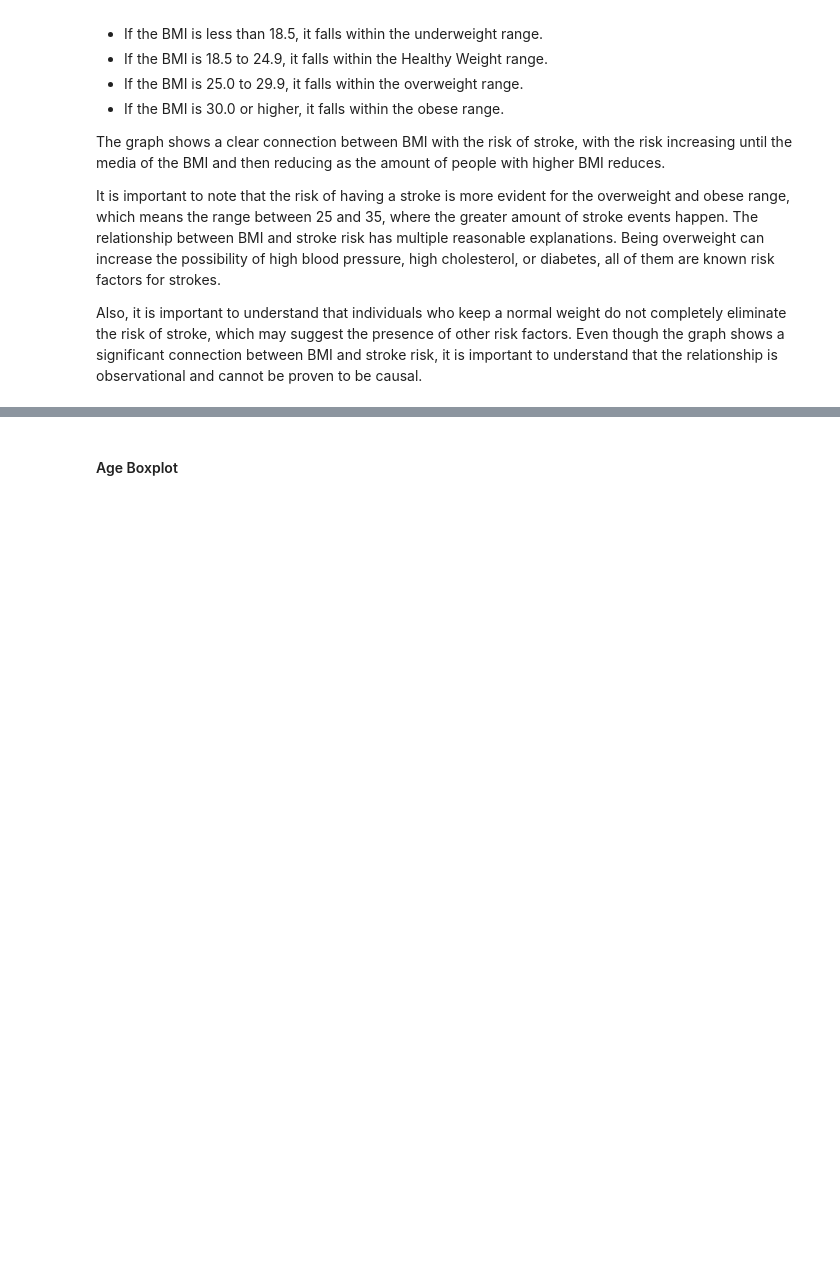
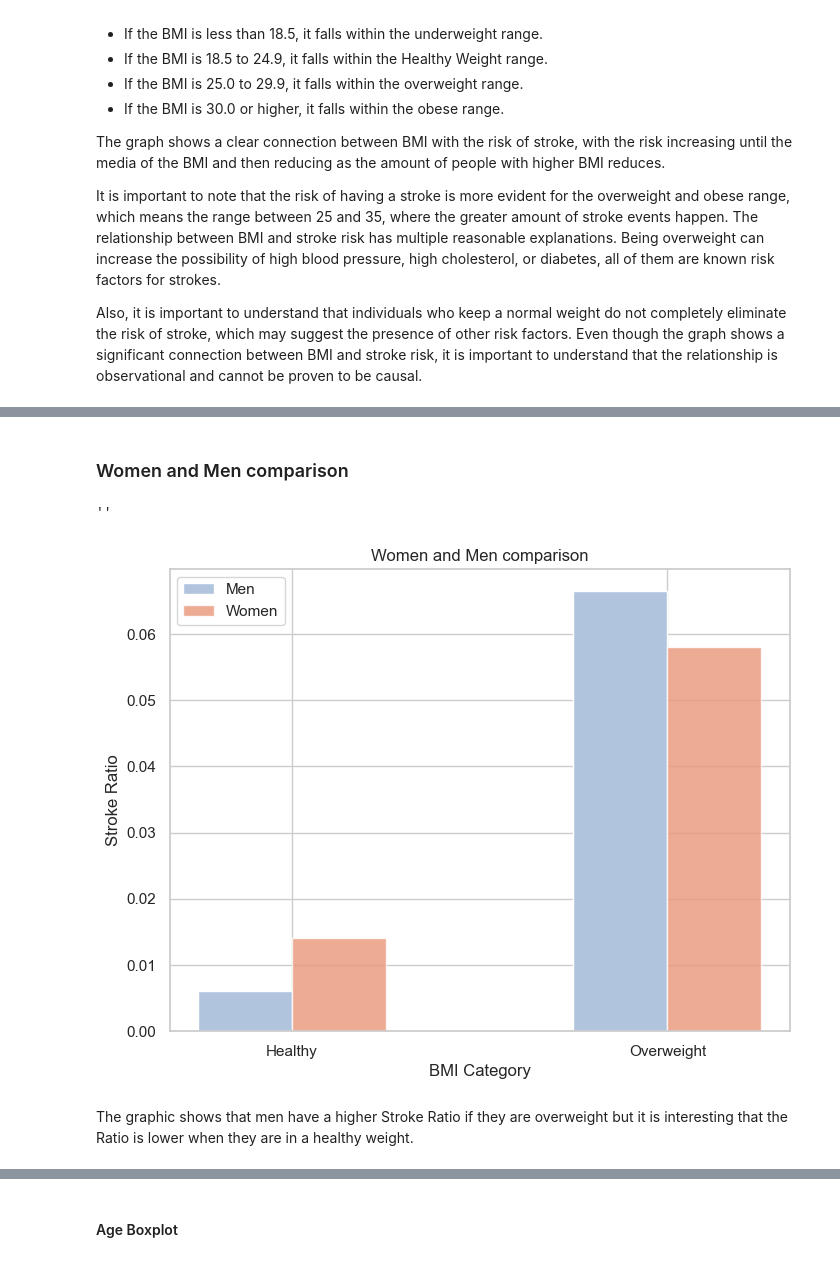
Before and after one commit to heitorgaf/Strategic-Thinking--CA, a Jupyter notebook: StratThink_HDipData_CA1.ipynb, the cells around one changed output, grey strips where cells are left out. Cells and saved outputs as stored; diff of their text form; code cells hidden in the pictures; blank space fills up the shorter version.

```diff
--- a/StratThink_HDipData_CA1.ipynb
+++ b/StratThink_HDipData_CA1.ipynb
@@ -374,0 +467,28 @@ Also, it is important to understand that individuals who keep a normal weight do
+# %% [markdown]
+### Women and Men comparison
+# %%
+# organizing the data
+categories = ['Healthy', 'Overweight']
+men_ratios = [stroke_ratio_healthy_men, stroke_ratio_men]
+women_ratios = [stroke_ratio_healthy_women, stroke_ratio]
+
+# Bar plot
+bar_width = 0.25
+index = np.arange(len(categories))
+fig, ax = plt.subplots(figsize=(8, 6))
+bar1 = ax.bar(index - bar_width/2, men_ratios, bar_width, label='Men', color='lightsteelblue', alpha=1)
+bar2 = ax.bar(index + bar_width/2, women_ratios, bar_width, label='Women', color='darksalmon', alpha=0.8)
+
+# labels
+ax.legend(loc='upper left')
+ax.set_xlabel('BMI Category')
+ax.set_ylabel('Stroke Ratio')
+ax.set_title('Women and Men comparison')
+ax.set_xticks(index)
+ax.set_xticklabels(categories)
+;
+# %% [output]
+''
+[figure, added]
+# %% [markdown]
+The graphic shows that men have a higher Stroke Ratio if they are overweight but it is interesting that the Ratio is lower when they are in a healthy weight.
```
Also changed, not shown: parts of 24 cells of this notebook.
